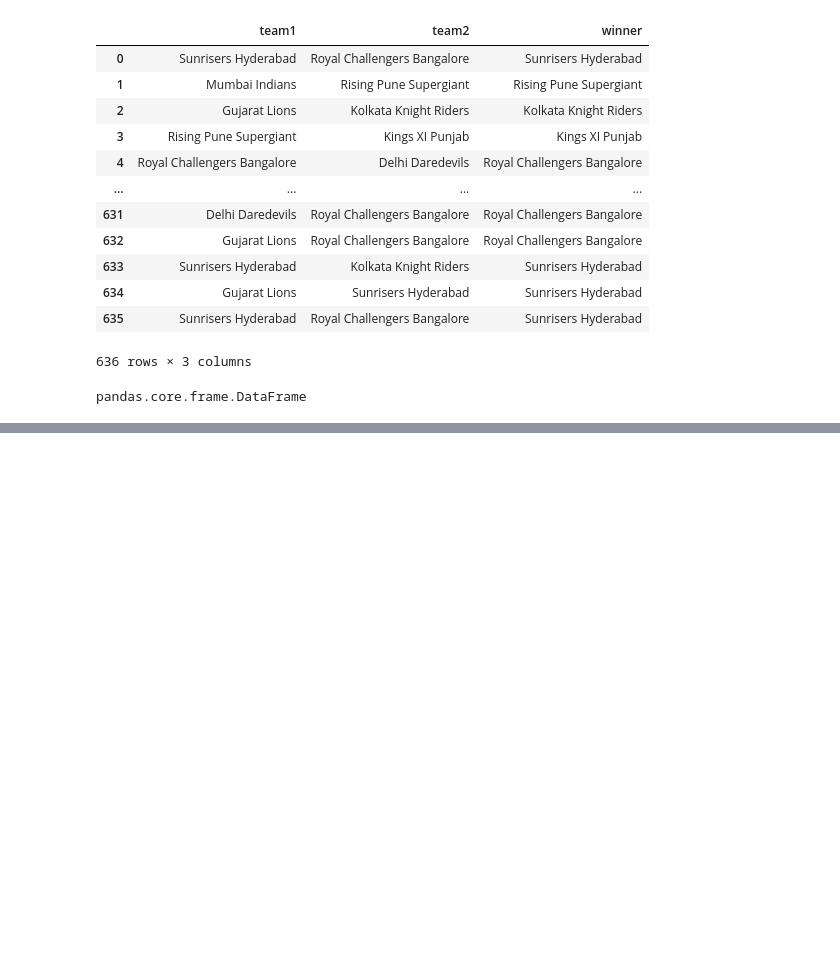
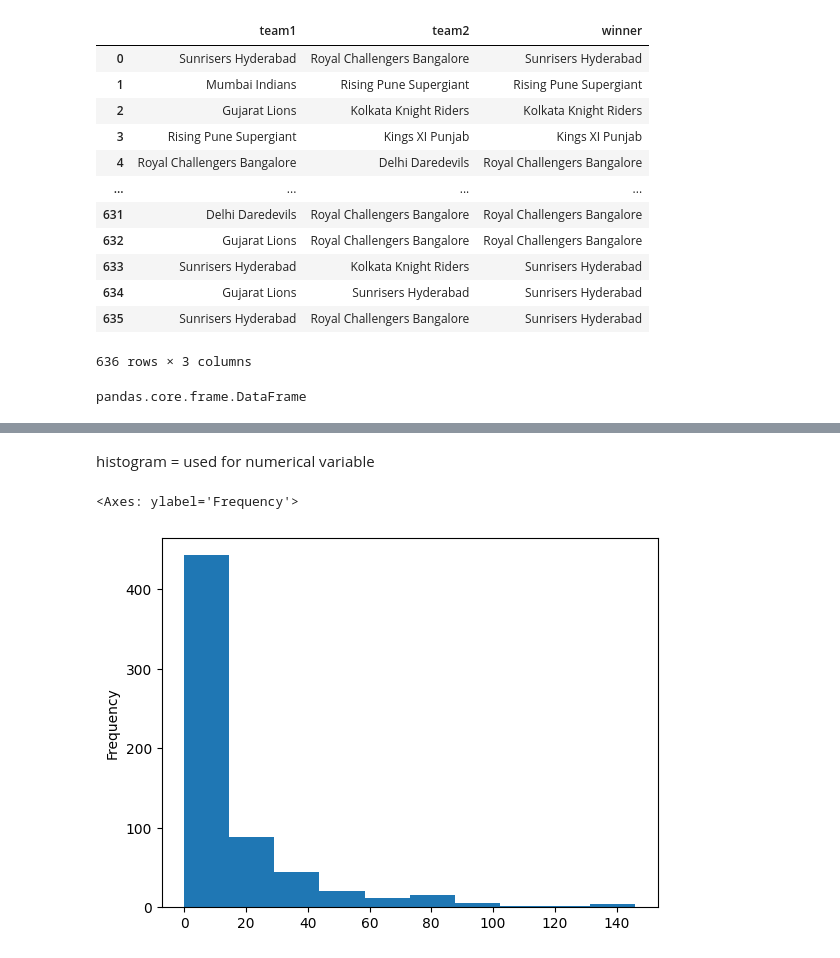
Before and after one commit to Bhavik2209/pandas_basics_-IPL-analysis-, a Jupyter notebook: IPL_analysis.ipynb, the cells around one changed output, grey strips where cells are left out. Drawn from its saved outputs; the diff is of its cells as text; code cells hidden in the pictures; blank space fills up the shorter version.

```diff
--- a/IPL_analysis.ipynb
+++ b/IPL_analysis.ipynb
@@ -84,0 +203,7 @@ pandas.core.frame.DataFrame
+# %% [markdown]
+histogram = used for numerical variable
+# %%
+df['win_by_runs'].plot(kind='hist')
+# %% [output]
+<Axes: ylabel='Frequency'>
+[figure, added]
```
Also changed, not shown: parts of 24 cells of this notebook.
